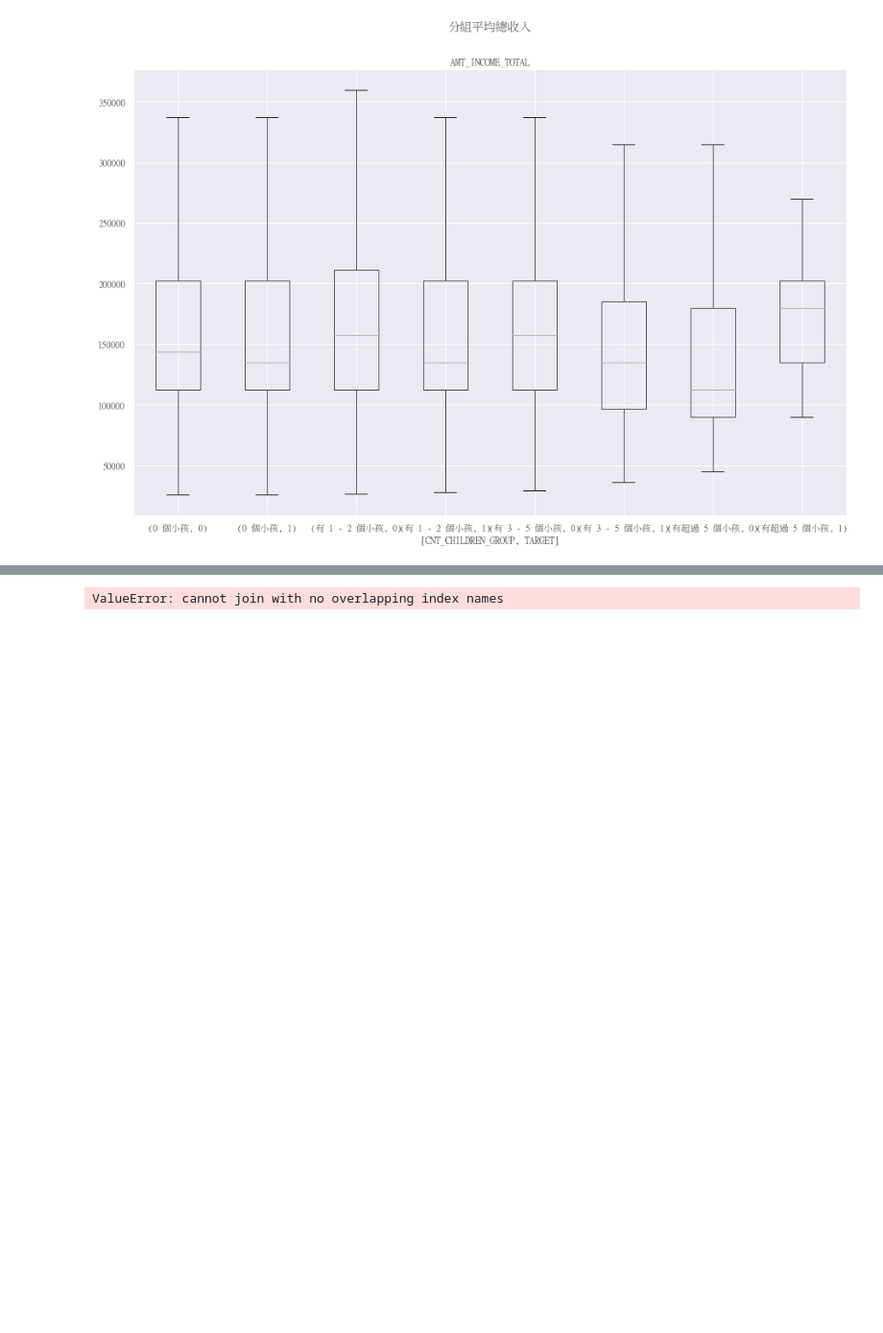
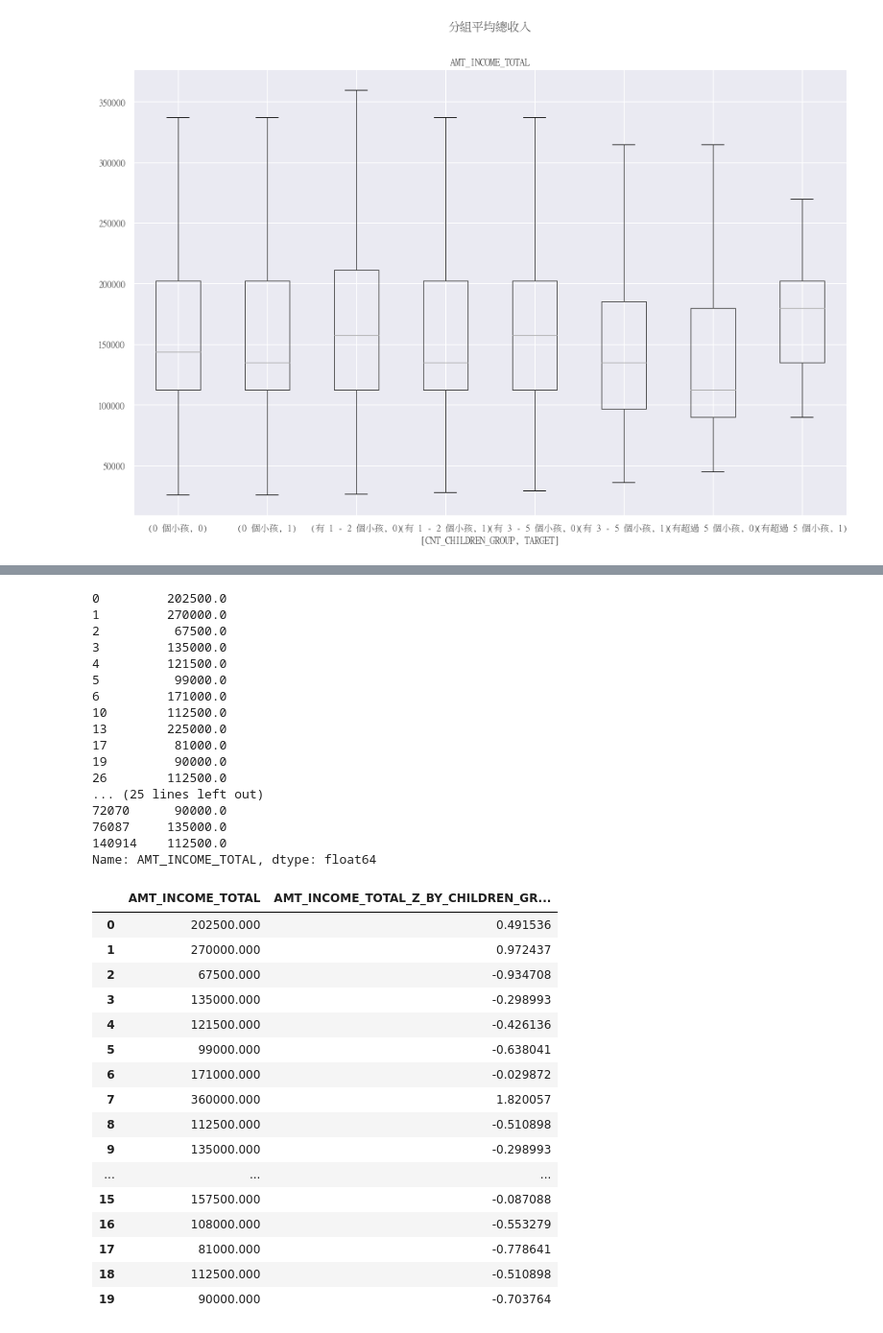
Before and after one commit to yuzonshen/ML100Days, a Jupyter notebook: homework/D013_dataFrame_operation_HW.ipynb, the cells around one changed output, grey strips where cells are left out. Shown: that part at 96% size. Drawn from its saved outputs; the diff is of its cells as text; code cells hidden in the pictures; blank space fills up the shorter version.

```diff
--- a/homework/D013_dataFrame_operation_HW.ipynb
+++ b/homework/D013_dataFrame_operation_HW.ipynb
@@ -133,27 +130,57 @@ plt.show()
 # %%
 #3
 
 grp = ['CNT_CHILDREN_GROUP','TARGET']
 
-grouped_df = app_train.groupby(grp)['AMT_INCOME_TOTAL'].describe()
-display(grouped_df)
+grouped_df = app_train.groupby(grp)['AMT_INCOME_TOTAL']
+display(grouped_df.describe())
+print(grouped_df.head())
 
-grouped_df = app_train.groupby(grp)['AMT_INCOME_TOTAL']
-grouped_df_mean = app_train.groupby(grp)['AMT_INCOME_TOTAL'].mean()
-grouped_df_std = app_train.groupby(grp)['AMT_INCOME_TOTAL'].std()
+app_train['AMT_INCOME_TOTAL_Z_BY_CHILDREN_GRP-TARGET'] = grouped_df.apply(lambda x: (x - np.mean(x)) / np.std(x) )
 
-app_train['AMT_INCOME_TOTAL_Z_BY_CHILDREN_GRP-TARGET'] = grouped_df.apply(lambda x: (x - grouped_df_mean) / grouped_df_std )
-
-app_train[['AMT_INCOME_TOTAL','AMT_INCOME_TOTAL_Z_BY_CHILDREN_GRP-TARGET']].head()
+app_train[['AMT_INCOME_TOTAL','AMT_INCOME_TOTAL_Z_BY_CHILDREN_GRP-TARGET']].head(20)
 # %% [output]
 |  |  | count | mean | std | min | 25% | 50% | 75% | max |
 | CNT_CHILDREN_GROUP | TARGET |  |  |  |  |  |  |  |  |
 | 0 個小孩 | 0 | 198762.0 | 166747.010980 | 1.061799e+05 | 25650.0 | 112500.0 | 144000.0 | 202500.0 | 13500000.0 |
 |  | 1 | 16609.0 | 160804.210548 | 8.483011e+04 | 25650.0 | 112500.0 | 135000.0 | 202500.0 | 1890000.0 |
 | 有 1 - 2 個小孩 | 0 | 80081.0 | 174590.584401 | 1.201981e+05 | 26550.0 | 112500.0 | 157500.0 | 211500.0 | 18000090.0 |
 |  | 1 | 7787.0 | 176115.362720 | 1.327159e+06 | 27900.0 | 112500.0 | 135000.0 | 202500.0 | 117000000.0 |
 | 有 3 - 5 個小孩 | 0 | 3810.0 | 175053.742913 | 1.128427e+05 | 29250.0 | 112500.0 | 157500.0 | 202500.0 | 2250000.0 |
 |  | 1 | 420.0 | 160677.385714 | 1.130315e+05 | 36000.0 | 96750.0 | 135000.0 | 185625.0 | 1350000.0 |
 | 有超過 5 個小孩 | 0 | 33.0 | 139159.090909 | 7.112483e+04 | 45000.0 | 90000.0 | 112500.0 | 180000.0 | 337500.0 |
 |  | 1 | 9.0 | 180000.000000 | 7.377118e+04 | 90000.0 | 135000.0 | 180000.0 | 202500.0 | 315000.0 |
-ValueError: cannot join with no overlapping index names
+0         202500.0
+1         270000.0
+2          67500.0
+3         135000.0
+4         121500.0
+5          99000.0
+6         171000.0
+10        112500.0
+13        225000.0
+17         81000.0
+19         90000.0
+26        112500.0
+... (25 lines left out)
+72070      90000.0
+76087     135000.0
+140914    112500.0
+Name: AMT_INCOME_TOTAL, dtype: float64
+|  | AMT_INCOME_TOTAL | AMT_INCOME_TOTAL_Z_BY_CHILDREN_GR... |
+| 0 | 202500.000 | 0.491536 |
+| 1 | 270000.000 | 0.972437 |
+| 2 | 67500.000 | -0.934708 |
+| 3 | 135000.000 | -0.298993 |
+| 4 | 121500.000 | -0.426136 |
+| 5 | 99000.000 | -0.638041 |
+| 6 | 171000.000 | -0.029872 |
+| 7 | 360000.000 | 1.820057 |
+| 8 | 112500.000 | -0.510898 |
+| 9 | 135000.000 | -0.298993 |
+| ... | ... | ... |
+| 15 | 157500.000 | -0.087088 |
+| 16 | 108000.000 | -0.553279 |
+| 17 | 81000.000 | -0.778641 |
+| 18 | 112500.000 | -0.510898 |
+| 19 | 90000.000 | -0.703764 |
```
Also changed, not shown: parts of 1 cell of this notebook.
